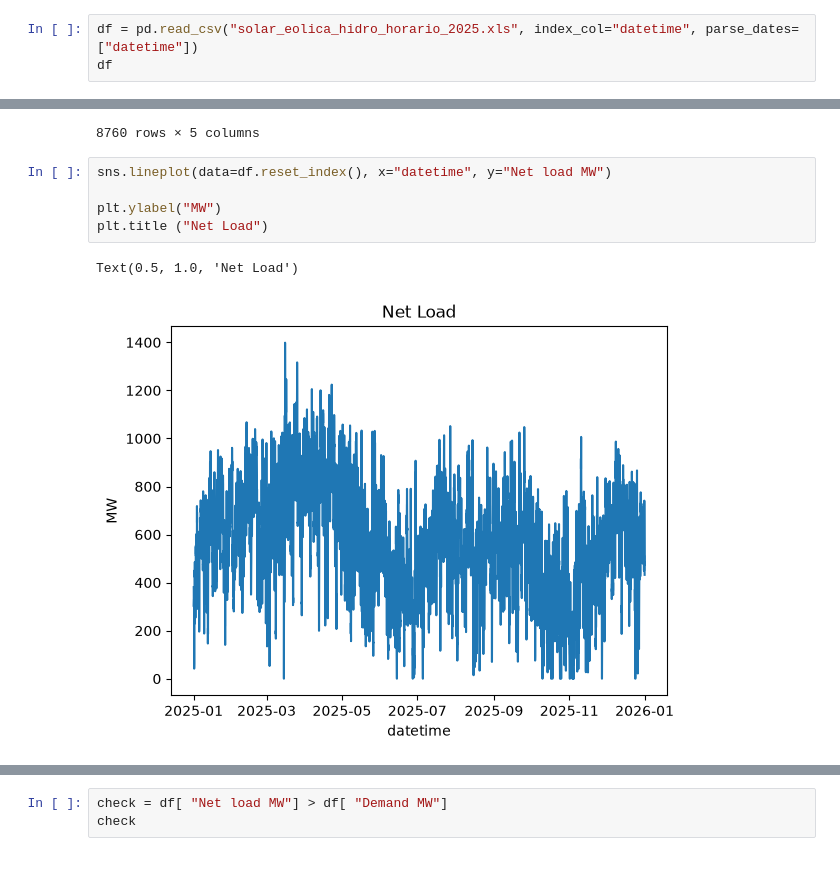
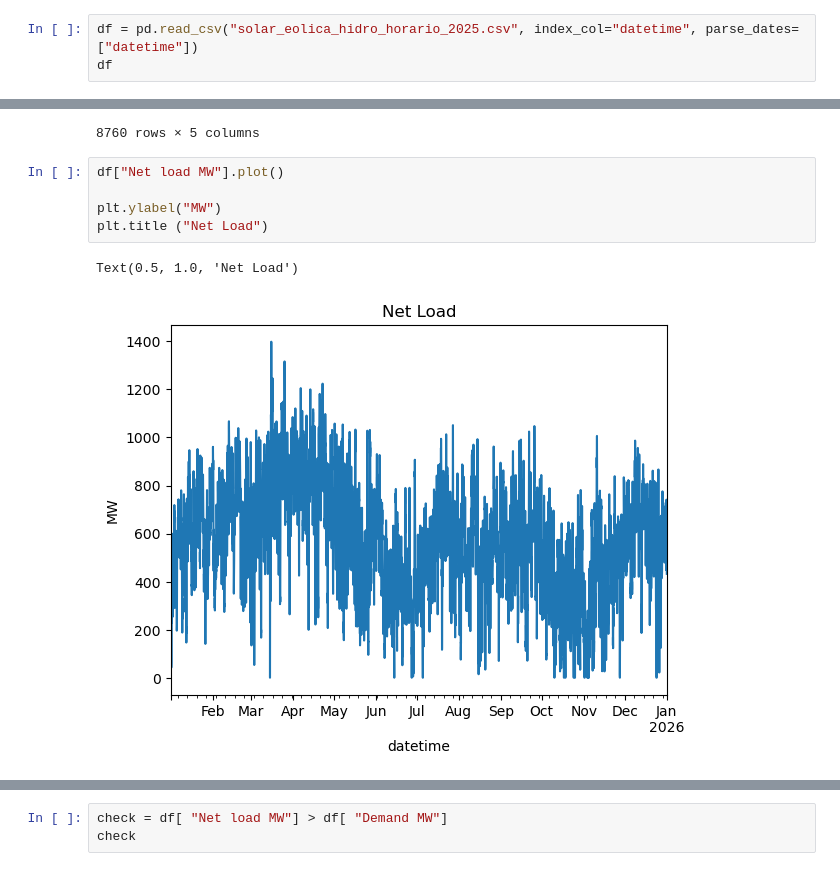
Before and after one commit to jorgeluisti07/RENEWABLE-SHARE-IN-PANAMA, a Jupyter notebook: RENEWABLES SHARE IN PANAMA.ipynb, the cells around one changed output, grey strips where cells are left out. Saved outputs shown, nothing was run; the diff lists cells and outputs as text.

```diff
--- a/RENEWABLES SHARE IN PANAMA.ipynb
+++ b/RENEWABLES SHARE IN PANAMA.ipynb
@@ -5,7 +5,7 @@ import matplotlib.pyplot as plt
 import seaborn as sns
 import matplotlib.ticker as mtick
 # %%
-df = pd.read_csv("solar_eolica_hidro_horario_2025.xls", index_col="datetime", parse_dates=["datetime"])
+df = pd.read_csv("solar_eolica_hidro_horario_2025.csv", index_col="datetime", parse_dates=["datetime"])
 df
 # %% [output]
 |  | solar_mw_real | eolica_mw_real | hidro_mw_real |
@@ -121,11 +120,11 @@ df
 | 2026-01-01 00:00:00 | 0.0 | 107.3401 | 807.3754 | 1347.01 | 432.2945 |
 8760 rows × 5 columns
 # %%
-sns.lineplot(data=df.reset_index(), x="datetime", y="Net load MW")
+df["Net load MW"].plot()
 
 plt.ylabel("MW")
 plt.title ("Net Load")
 # %% [output]
 Text(0.5, 1.0, 'Net Load')
-[figure, old version]
+[figure, new version]
 # %%
```
Also changed, not shown: parts of 3 cells of this notebook.
